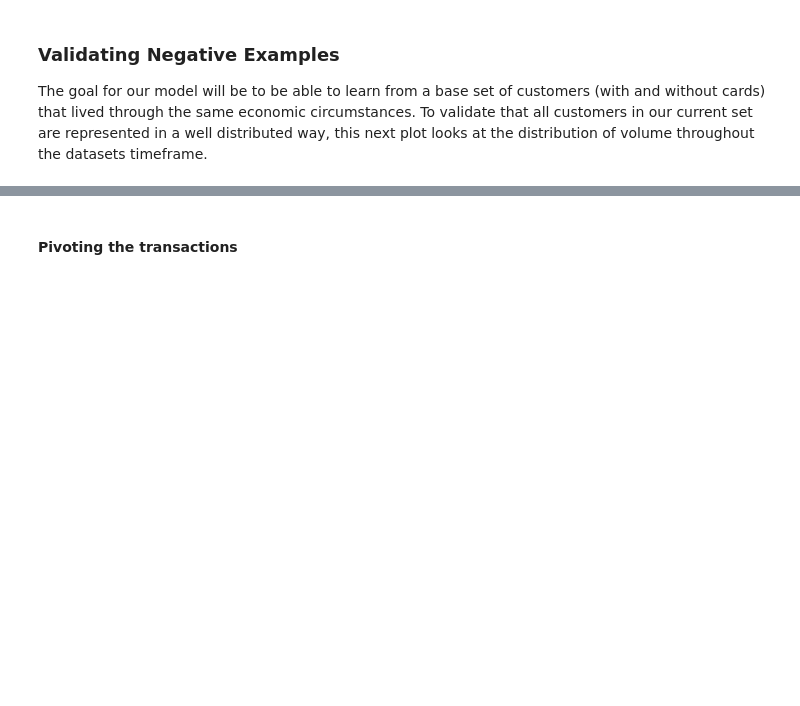
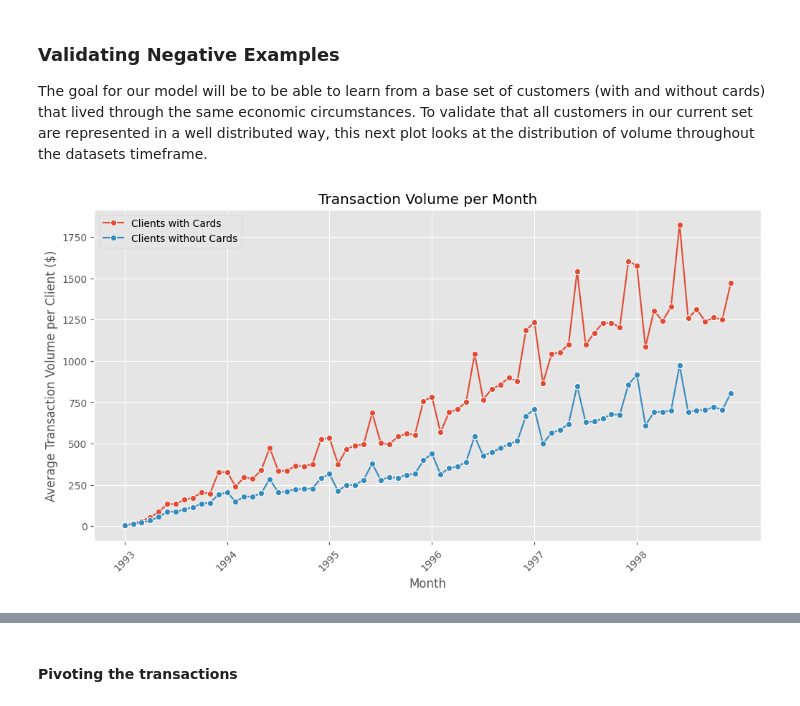
Before and after one commit to okaynils/fhnw-ds-aml, a Jupyter notebook: notebook.ipynb, the cells around one changed output, grey strips where cells are left out. Cells and saved outputs as stored; diff of their text form; code cells hidden in the pictures; blank space fills up the shorter version.

```diff
--- a/notebook.ipynb
+++ b/notebook.ipynb
@@ -512,3 +495,33 @@ fig.show()
+# %%
+transactions_with_cards = transactions_monthly[transactions_monthly['has_card'] == True]
+transactions_without_cards = transactions_monthly[transactions_monthly['has_card'] == False]
+
+grouped_with_cards = transactions_with_cards.groupby('month')['volume'].sum().reset_index()
+grouped_without_cards = transactions_without_cards.groupby('month')['volume'].sum().reset_index()
+
+grouped_with_cards['month'] = grouped_with_cards['month'].astype(str)
+grouped_without_cards['month'] = grouped_without_cards['month'].astype(str)
+
+grouped_with_cards['avg_volume_per_client'] = grouped_with_cards['volume'] / transactions_with_cards.shape[0]
+grouped_without_cards['avg_volume_per_client'] = grouped_without_cards['volume'] / transactions_without_cards.shape[0]
+
+plt.figure(figsize=(12, 6))
+
+sns.lineplot(x='month', y='avg_volume_per_client', data=grouped_with_cards, marker='o', label='Clients with Cards')
+sns.lineplot(x='month', y='avg_volume_per_client', data=grouped_without_cards, marker='o', label='Clients without Cards')
+
+plt.title('Transaction Volume per Month')
+plt.xlabel('Month')
+plt.ylabel('Average Transaction Volume per Client ($)')
+plt.legend()
+plt.grid(True)
+
+plt.xticks(ticks=grouped_with_cards['month'][grouped_with_cards['month'].str.endswith('-01')], rotation=45)
+plt.gca().set_xticklabels([label[:4] for label in grouped_with_cards['month'][grouped_with_cards['month'].str.endswith('-01')]])
+
+plt.show()
+# %% [output]
+[figure, added]
 # %%
 transactions_monthly['card_issued'] = pd.to_datetime(transactions_monthly['card_issued'])
 transactions_monthly['card_issued_period'] = transactions_monthly['card_issued'].dt.to_period('M')
```
Also changed, not shown: parts of 24 cells of this notebook, 1 other file.
